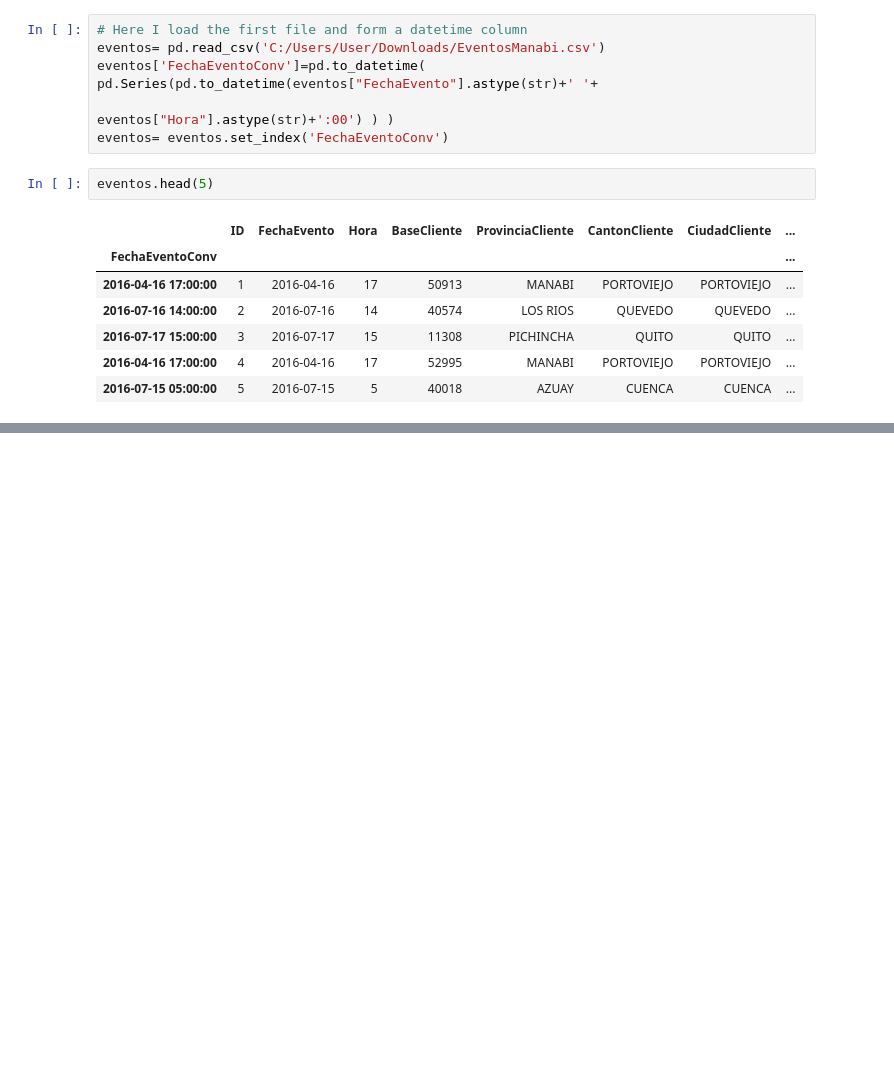
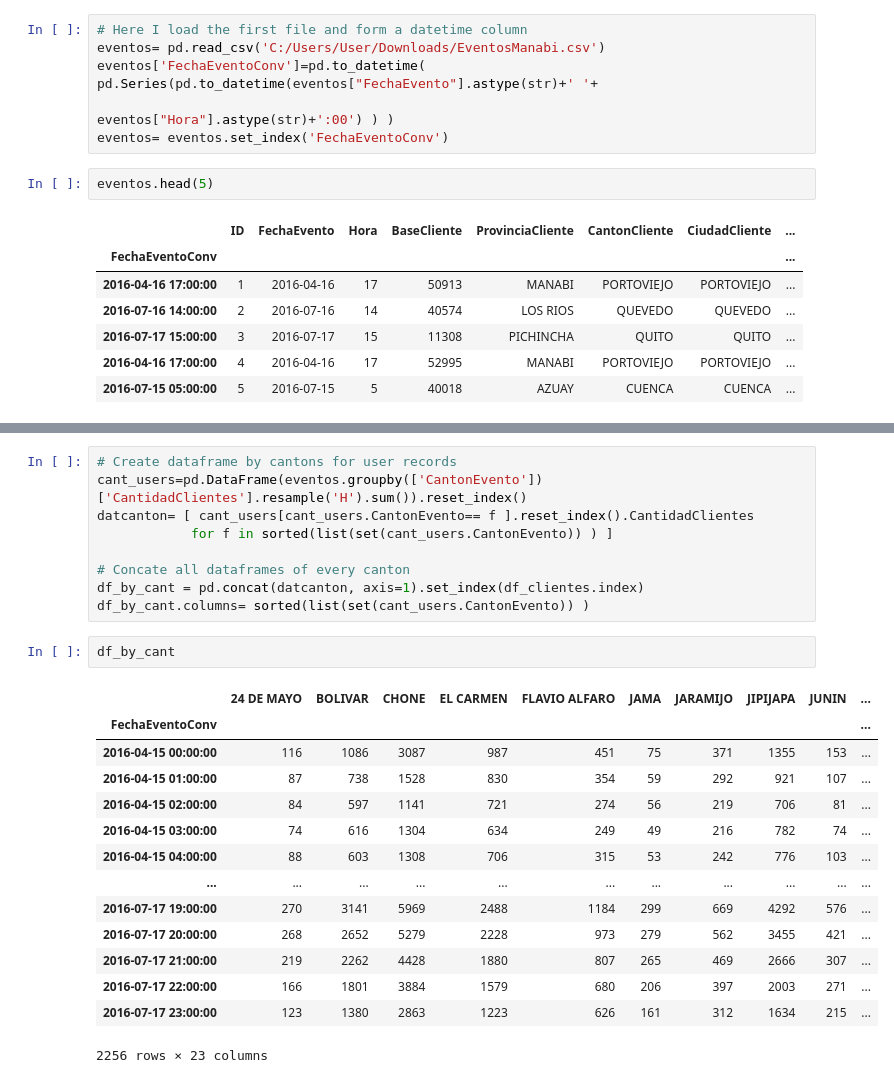
Before and after one commit to aamaguay/Preparing-Eathquake-Ec, a Jupyter notebook: Processing and Metrics.ipynb, the cells around one changed output, grey strips where cells are left out. Cells and saved outputs as stored; diff of their text form; blank space fills up the shorter version.

Commit message:
processing dta by canton

```diff
--- a/Processing and Metrics.ipynb
+++ b/Processing and Metrics.ipynb
@@ -46,0 +74,26 @@ plt.show()
+# %%
+# Create dataframe by cantons for user records
+cant_users=pd.DataFrame(eventos.groupby(['CantonEvento'])['CantidadClientes'].resample('H').sum()).reset_index()
+datcanton= [ cant_users[cant_users.CantonEvento== f ].reset_index().CantidadClientes
+            for f in sorted(list(set(cant_users.CantonEvento)) ) ]
+
+# Concate all dataframes of every canton
+df_by_cant = pd.concat(datcanton, axis=1).set_index(df_clientes.index)
+df_by_cant.columns= sorted(list(set(cant_users.CantonEvento)) )
+# %%
+df_by_cant
+# %% [output]
+|  | 24 DE MAYO | BOLIVAR | CHONE | EL CARMEN | FLAVIO ALFARO | JAMA | JARAMIJO | JIPIJAPA | JUNIN | ... |
+| FechaEventoConv |  |  |  |  |  |  |  |  |  | ... |
+| 2016-04-15 00:00:00 | 116 | 1086 | 3087 | 987 | 451 | 75 | 371 | 1355 | 153 | ... |
+| 2016-04-15 01:00:00 | 87 | 738 | 1528 | 830 | 354 | 59 | 292 | 921 | 107 | ... |
+| 2016-04-15 02:00:00 | 84 | 597 | 1141 | 721 | 274 | 56 | 219 | 706 | 81 | ... |
+| 2016-04-15 03:00:00 | 74 | 616 | 1304 | 634 | 249 | 49 | 216 | 782 | 74 | ... |
+| 2016-04-15 04:00:00 | 88 | 603 | 1308 | 706 | 315 | 53 | 242 | 776 | 103 | ... |
+| ... | ... | ... | ... | ... | ... | ... | ... | ... | ... | ... |
+| 2016-07-17 19:00:00 | 270 | 3141 | 5969 | 2488 | 1184 | 299 | 669 | 4292 | 576 | ... |
+| 2016-07-17 20:00:00 | 268 | 2652 | 5279 | 2228 | 973 | 279 | 562 | 3455 | 421 | ... |
+| 2016-07-17 21:00:00 | 219 | 2262 | 4428 | 1880 | 807 | 265 | 469 | 2666 | 307 | ... |
+| 2016-07-17 22:00:00 | 166 | 1801 | 3884 | 1579 | 680 | 206 | 397 | 2003 | 271 | ... |
+| 2016-07-17 23:00:00 | 123 | 1380 | 2863 | 1223 | 626 | 161 | 312 | 1634 | 215 | ... |
+2256 rows × 23 columns
```
Also changed, not shown: parts of 7 cells of this notebook.
